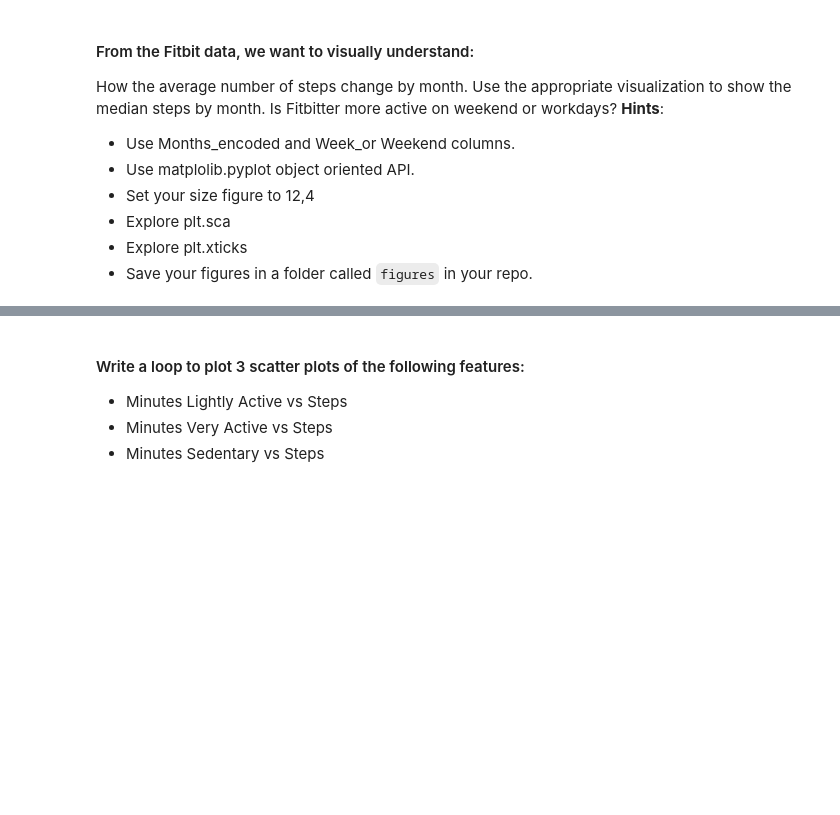
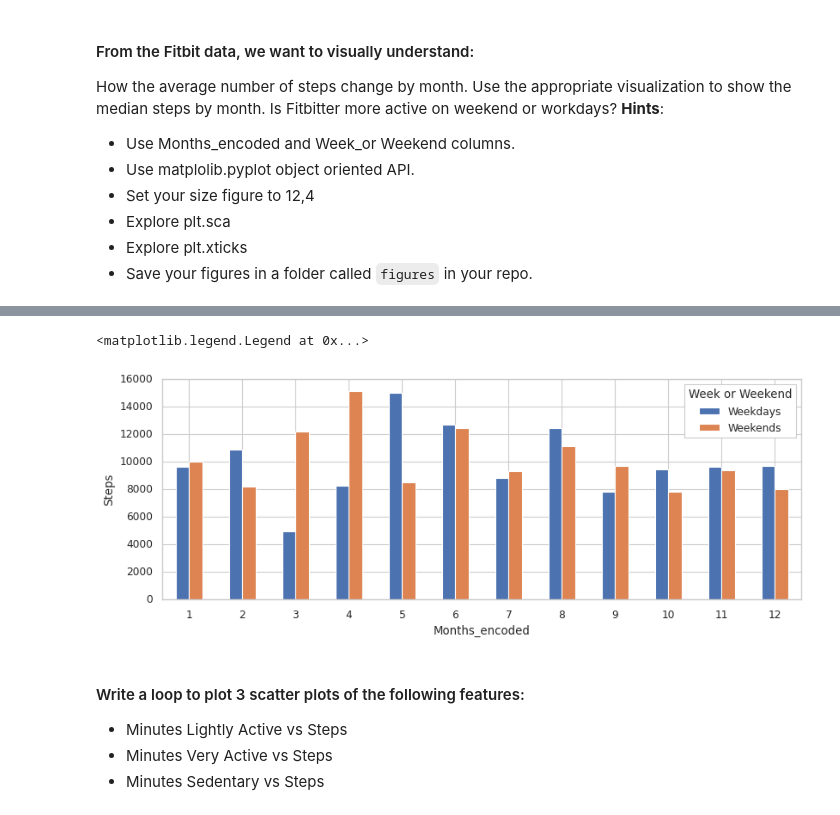
Before and after one commit to Ironhack-Data-Madrid-Enero-2022/lab-matplotlib-seaborn, a Jupyter notebook: your-code/main.ipynb, the cells around one changed output, grey strips where cells are left out. Saved outputs shown, nothing was run; the diff lists cells and outputs as text; code cells hidden in the pictures; blank space fills up the shorter version.

Commit message:
lab-Matplotlib-seaborn

```diff
--- a/your-code/main.ipynb
+++ b/your-code/main.ipynb
@@ -34,0 +60,8 @@ How the average number of steps change by month. Use the appropriate visualizati
+# %%
+Week_weekend = fitbit.groupby(["Months_encoded","Work_or_Weekend"])["Steps"].mean().unstack().plot(kind="bar")
+plt.xticks(rotation=0)
+plt.ylabel("Steps")
+plt.legend(title='Week or Weekend', labels=['Weekdays', 'Weekends'])
+# %% [output]
+<matplotlib.legend.Legend at 0x...>
+[figure, added]
```
Also changed, not shown: parts of 46 cells of this notebook.
